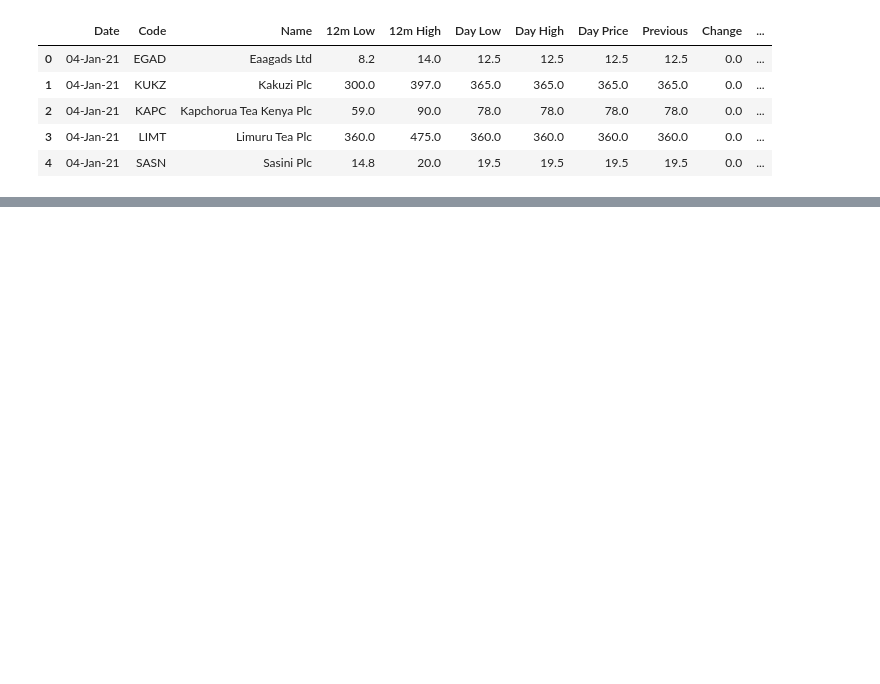
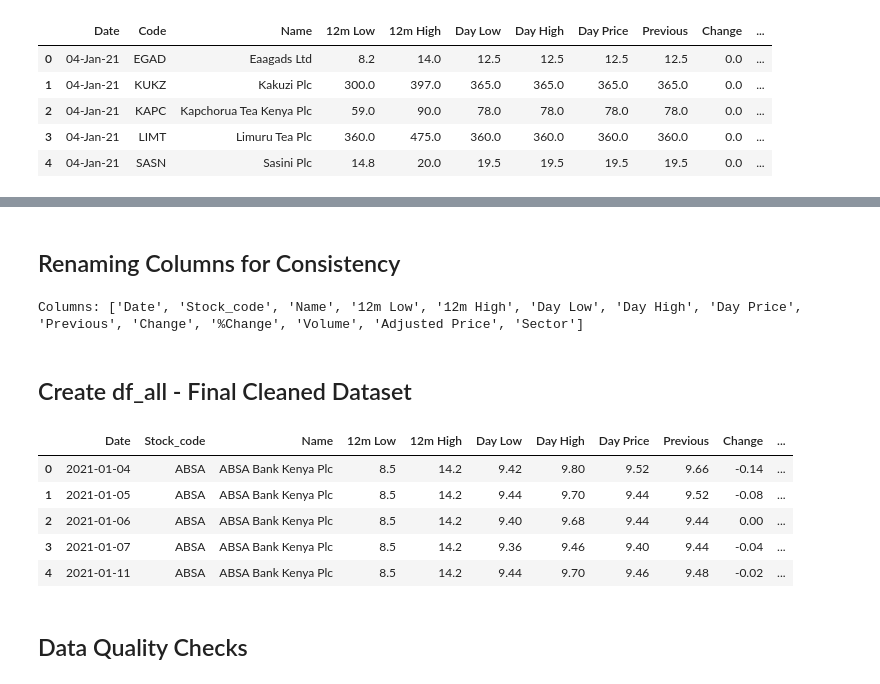
Before and after one commit to lorenaterah/NSE_Stock_Market_Segmentation, a Jupyter notebook: Notebooks/Steve.ipynb, the cells around one changed output, grey strips where cells are left out. Cells and saved outputs as stored; diff of their text form; code cells hidden in the pictures; blank space fills up the shorter version.

```diff
--- a/Notebooks/Steve.ipynb
+++ b/Notebooks/Steve.ipynb
@@ -367,0 +228,6 @@ all_stocks[cols] = (
+# %%
+# Load the merged raw data
+all_stocks = pd.read_csv('../data/processed/nse_merged_raw.csv')
+
+print(f"Loaded merged raw data: {all_stocks.shape}")
+all_stocks.head()
@@ -378,0 +301,30 @@ all_stocks['Date'] = pd.to_datetime(all_stocks['Date'], errors='coerce')
+# %% [markdown]
+## Renaming Columns for Consistency
+# %%
+all_stocks = all_stocks.rename(columns={
+    'Code': 'Stock_code',
+    'Change%': '%Change'
+})
+
+print("Columns:", list(all_stocks.columns))
+# %% [output]
+Columns: ['Date', 'Stock_code', 'Name', '12m Low', '12m High', 'Day Low', 'Day High', 'Day Price', 'Previous', 'Change', '%Change', 'Volume', 'Adjusted Price', 'Sector']
+# %% [markdown]
+## Create df_all - Final Cleaned Dataset
+# %%
+# Create df_all
+df_all = all_stocks.copy()
+
+# Sort by Stock_code and Date
+df_all = df_all.sort_values(['Stock_code', 'Date']).reset_index(drop=True)
+
+df_all.head()
+# %% [output]
+|  | Date | Stock_code | Name | 12m Low | 12m High | Day Low | Day High | Day Price | Previous | Change | ... |
+| 0 | 2021-01-04 | ABSA | ABSA Bank Kenya Plc | 8.5 | 14.2 | 9.42 | 9.80 | 9.52 | 9.66 | -0.14 | ... |
+| 1 | 2021-01-05 | ABSA | ABSA Bank Kenya Plc | 8.5 | 14.2 | 9.44 | 9.70 | 9.44 | 9.52 | -0.08 | ... |
+| 2 | 2021-01-06 | ABSA | ABSA Bank Kenya Plc | 8.5 | 14.2 | 9.40 | 9.68 | 9.44 | 9.44 | 0.00 | ... |
+| 3 | 2021-01-07 | ABSA | ABSA Bank Kenya Plc | 8.5 | 14.2 | 9.36 | 9.46 | 9.40 | 9.44 | -0.04 | ... |
+| 4 | 2021-01-11 | ABSA | ABSA Bank Kenya Plc | 8.5 | 14.2 | 9.44 | 9.70 | 9.46 | 9.48 | -0.02 | ... |
+# %% [markdown]
+## Data Quality Checks
```
Also changed, not shown: parts of 52 cells of this notebook, 3 other files.
